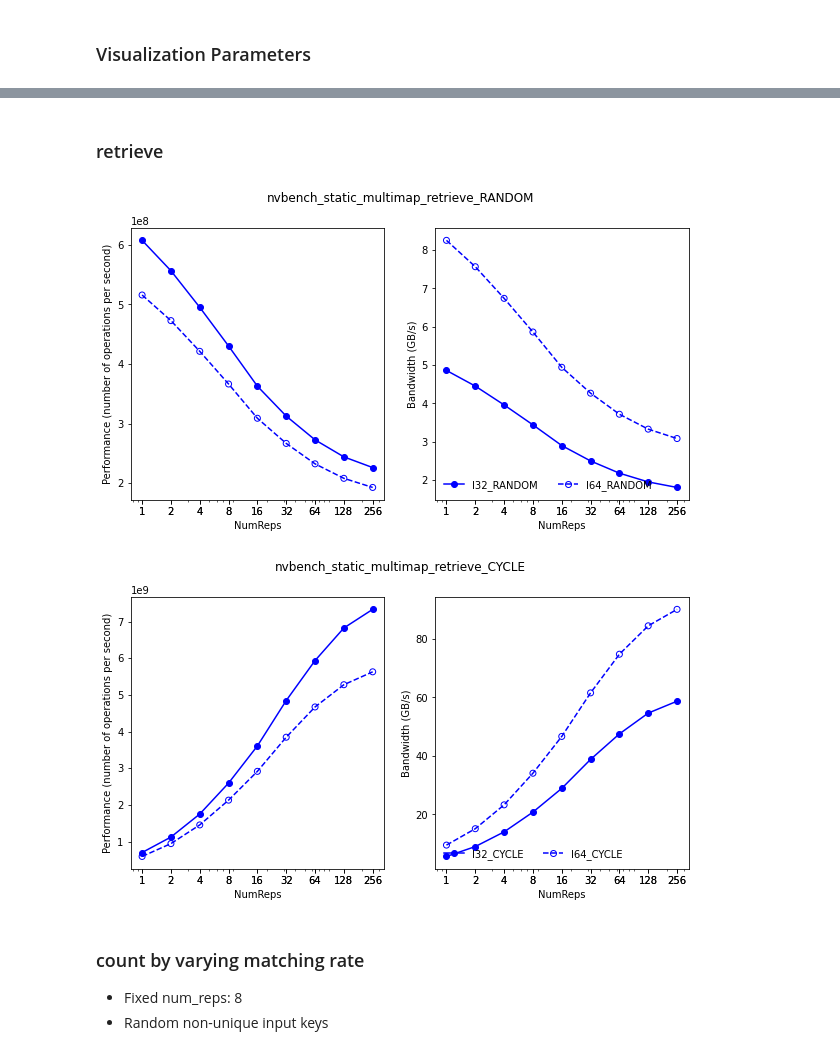
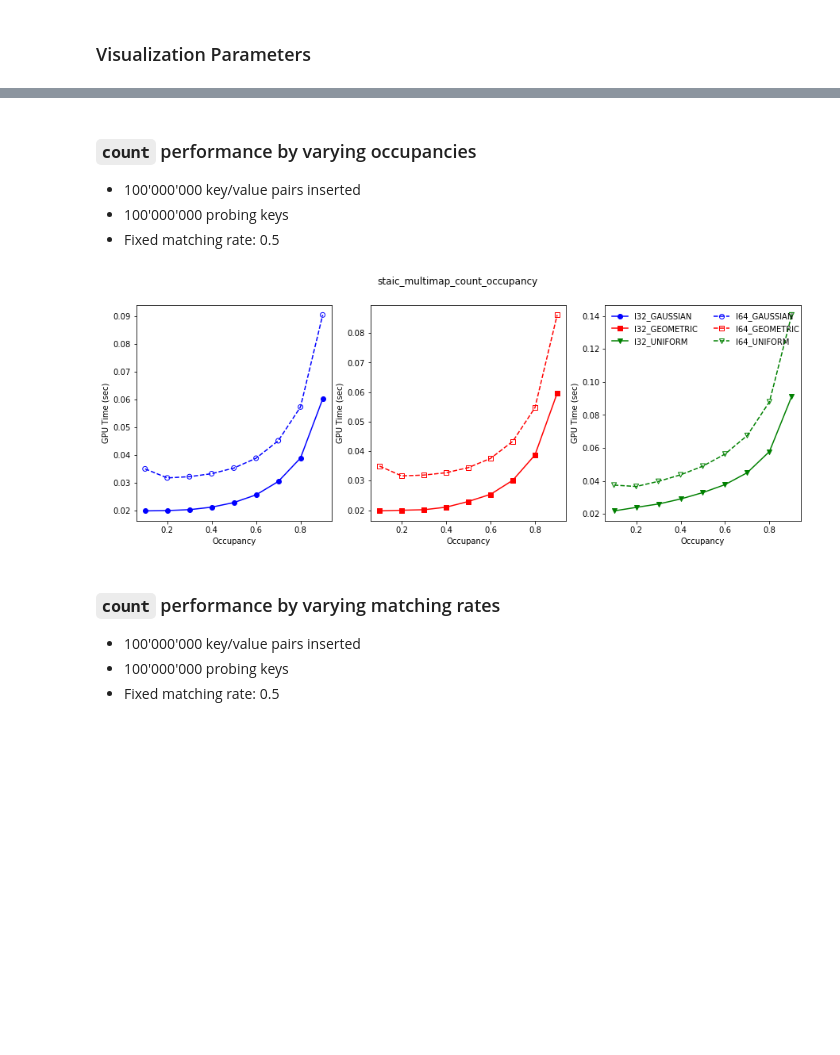
Before and after one commit to NVIDIA/cuCollections, a Jupyter notebook: benchmarks/analysis/notebooks/StaticMultimap.ipynb, the cells around one changed output, grey strips where cells are left out. Drawn from its saved outputs; the diff is of its cells as text; code cells hidden in the pictures; blank space fills up the shorter version.

```diff
--- a/benchmarks/analysis/notebooks/StaticMultimap.ipynb
+++ b/benchmarks/analysis/notebooks/StaticMultimap.ipynb
@@ -55,15 +64,10 @@ count_varying_num_reps
 # %%
 for bm in unique_bms:
-    flag = "nvbench_static_multimap_insert" == bm
+    flag = "staic_multimap_insert_uniform_multiplicity" == bm
 
     if flag:
         tmpdf = perfdf[perfdf["Benchmark"] == bm]
 
-        randomdf = tmpdf[tmpdf["Distribution"] == "RANDOM"].reset_index(drop=True)
-        unique_labels = randomdf["Label"].unique()
-        plot_perf(bm + "_RANDOM", randomdf, "NumReps", unique_labels, flag)
-
-        cycledf = tmpdf[tmpdf["Distribution"] == "CYCLE"].reset_index(drop=True)
-        unique_labels = cycledf["Label"].unique()
-        plot_perf(bm + "_CYCLE", cycledf, "NumReps", unique_labels, flag)
+        unique_labels = tmpdf["Label"].unique()
+        plot_single_perf(bm, tmpdf, "Multiplicity", unique_labels)
 # %% [output]
@@ -74,15 +81,10 @@ for bm in unique_bms:
 # %%
 for bm in unique_bms:
-    flag = "nvbench_static_multimap_count" == bm
+    flag = "staic_multimap_insert_occupancy" == bm
 
     if flag:
         tmpdf = perfdf[perfdf["Benchmark"] == bm]
 
-        randomdf = tmpdf[tmpdf["Distribution"] == "RANDOM"].reset_index(drop=True)
-        unique_labels = randomdf["Label"].unique()
-        plot_perf(bm + "_RANDOM", randomdf, "NumReps", unique_labels, flag)
-
-        cycledf = tmpdf[tmpdf["Distribution"] == "CYCLE"].reset_index(drop=True)
-        unique_labels = cycledf["Label"].unique()
-        plot_perf(bm + "_CYCLE", cycledf, "NumReps", unique_labels, flag)
+        unique_labels = tmpdf["Label"].unique()
+        plot_dual_perf(bm, tmpdf, "Occupancy", unique_labels)
 # %% [output]
@@ -93,15 +101,10 @@ for bm in unique_bms:
 # %%
 for bm in unique_bms:
-    flag = "nvbench_static_multimap_find_all" == bm
+    flag = "staic_multimap_count_uniform_multiplicity" == bm
 
     if flag:
         tmpdf = perfdf[perfdf["Benchmark"] == bm]
 
-        randomdf = tmpdf[tmpdf["Distribution"] == "RANDOM"].reset_index(drop=True)
-        unique_labels = randomdf["Label"].unique()
-        plot_perf(bm + "_RANDOM", randomdf, "NumReps", unique_labels, flag)
-
-        cycledf = tmpdf[tmpdf["Distribution"] == "CYCLE"].reset_index(drop=True)
-        unique_labels = cycledf["Label"].unique()
-        plot_perf(bm + "_CYCLE", cycledf, "NumReps", unique_labels, flag)
+        unique_labels = tmpdf["Label"].unique()
+        plot_single_perf(bm, tmpdf, "Multiplicity", unique_labels)
 # %% [output]
@@ -110,27 +112,27 @@ for bm in unique_bms:
-# %% [markdown]
-### retrieve
+# %% [markdown]
+### `count` performance by varying occupancies
+<ul>
+<li>100'000'000 key/value pairs inserted</li>
+<li>100'000'000 probing keys</li>
+<li>Fixed matching rate: 0.5</li>
+</ul>
 # %%
 for bm in unique_bms:
-    flag = "retrieve" in bm
+    flag = "staic_multimap_count_occupancy" == bm
 
     if flag:
         tmpdf = perfdf[perfdf["Benchmark"] == bm]
 
-        randomdf = tmpdf[tmpdf["Distribution"] == "RANDOM"].reset_index(drop=True)
-        unique_labels = randomdf["Label"].unique()
-        plot_perf(bm + "_RANDOM", randomdf, "NumReps", unique_labels, flag)
-
-        cycledf = tmpdf[tmpdf["Distribution"] == "CYCLE"].reset_index(drop=True)
-        unique_labels = cycledf["Label"].unique()
-        plot_perf(bm + "_CYCLE", cycledf, "NumReps", unique_labels, flag)
+        unique_labels = tmpdf["Label"].unique()
+        plot_dual_perf(bm, tmpdf, "Occupancy", unique_labels)
 # %% [output]
-[figure, old version]
+[figure, new version]
-[figure, removed]
 # %% [markdown]
-### count by varying matching rate
+### `count` performance by varying matching rates
 <ul>
-<li>Fixed num_reps: 8</li>
-<li>Random non-unique input keys</li>
+<li>100'000'000 key/value pairs inserted</li>
+<li>100'000'000 probing keys</li>
+<li>Fixed matching rate: 0.5</li>
 </ul>
 # %%
 for bm in unique_bms:
```
Also changed, not shown: parts of 25 cells of this notebook, 1 other file.
